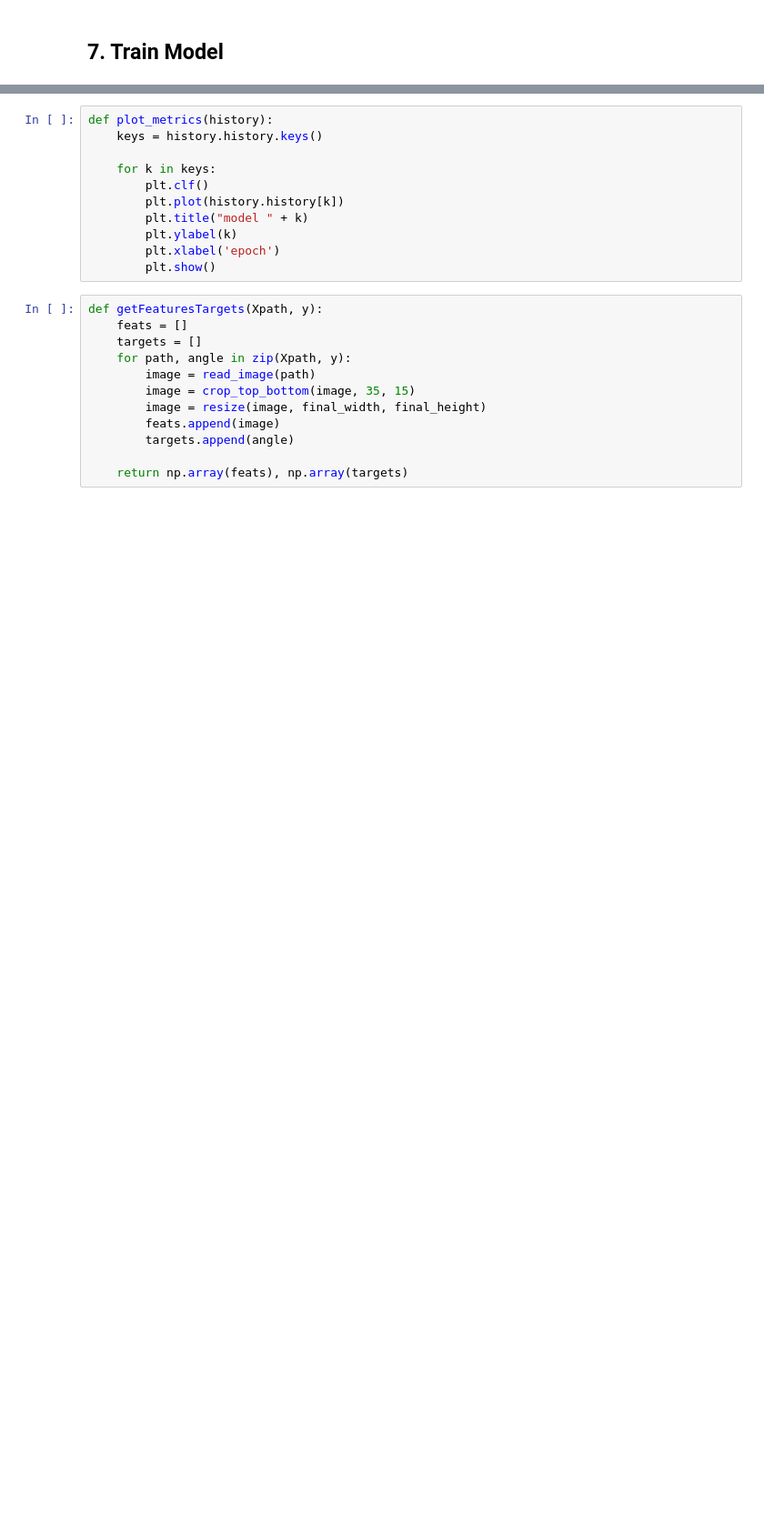
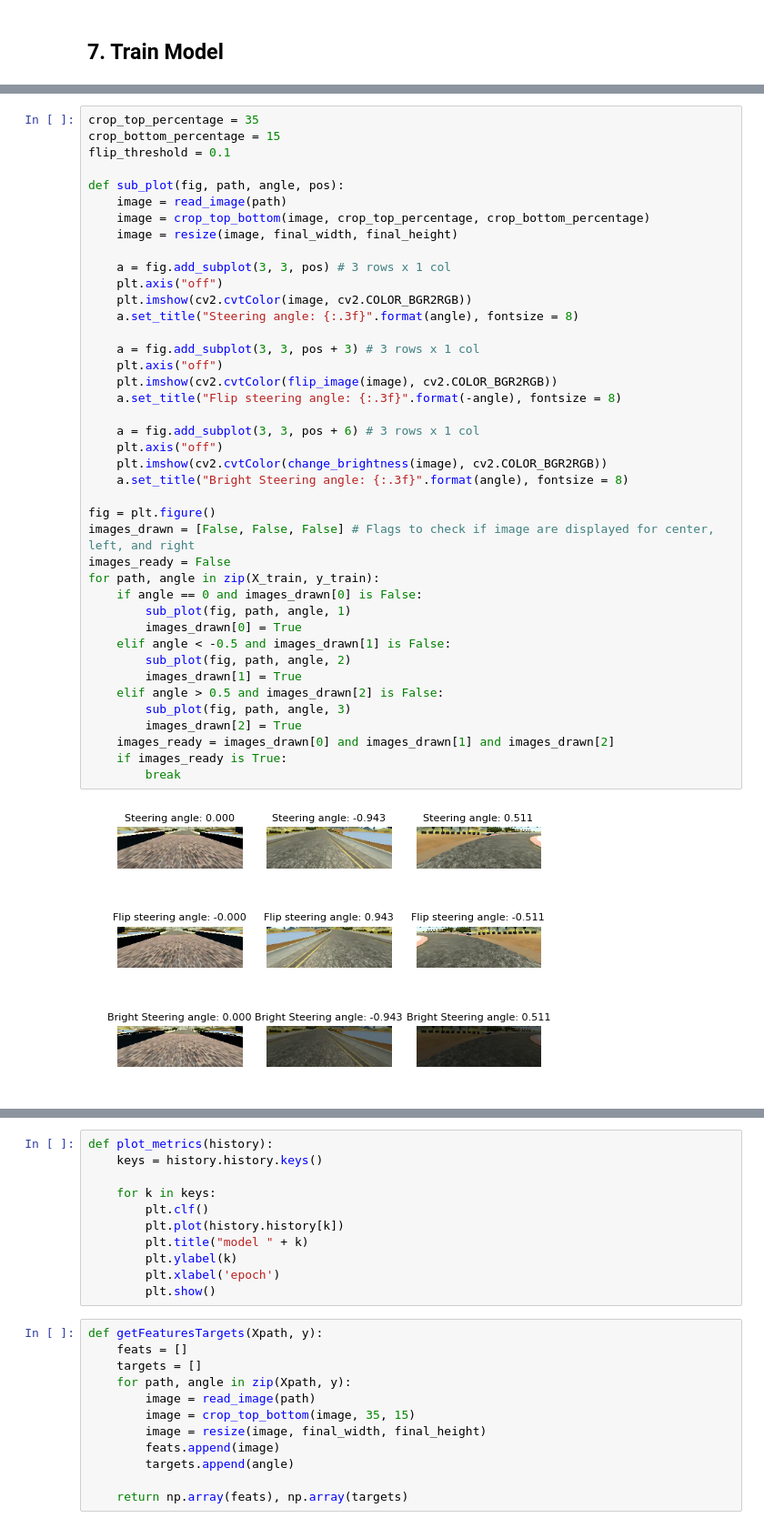
Before and after one commit to sosegon/udacity-projects, a Jupyter notebook: Behavioral cloning.ipynb, the cells around one changed output, grey strips where cells are left out. Shown: that part at 91% size. Cells and saved outputs as stored; diff of their text form; blank space fills up the shorter version.

```diff
--- a/Behavioral cloning.ipynb
+++ b/Behavioral cloning.ipynb
@@ -309,2 +328,45 @@ def apply_augmentation(image, angle, flip_threshold):
     return new_image, new_angle
+# %%
+crop_top_percentage = 35
+crop_bottom_percentage = 15
+flip_threshold = 0.1
+
+def sub_plot(fig, path, angle, pos):
+    image = read_image(path)
+    image = crop_top_bottom(image, crop_top_percentage, crop_bottom_percentage)
+    image = resize(image, final_width, final_height)
+
+    a = fig.add_subplot(3, 3, pos) # 3 rows x 1 col
+    plt.axis("off")
+    plt.imshow(cv2.cvtColor(image, cv2.COLOR_BGR2RGB))
+    a.set_title("Steering angle: {:.3f}".format(angle), fontsize = 8)
+
+    a = fig.add_subplot(3, 3, pos + 3) # 3 rows x 1 col
+    plt.axis("off")
+    plt.imshow(cv2.cvtColor(flip_image(image), cv2.COLOR_BGR2RGB))
+    a.set_title("Flip steering angle: {:.3f}".format(-angle), fontsize = 8)
+
+    a = fig.add_subplot(3, 3, pos + 6) # 3 rows x 1 col
+    plt.axis("off")
+    plt.imshow(cv2.cvtColor(change_brightness(image), cv2.COLOR_BGR2RGB))
+    a.set_title("Bright Steering angle: {:.3f}".format(angle), fontsize = 8)
+
+fig = plt.figure()
+images_drawn = [False, False, False] # Flags to check if image are displayed for center, left, and right
+images_ready = False
+for path, angle in zip(X_train, y_train):
+    if angle == 0 and images_drawn[0] is False:
+        sub_plot(fig, path, angle, 1)
+        images_drawn[0] = True
+    elif angle < -0.5 and images_drawn[1] is False:
+        sub_plot(fig, path, angle, 2)
+        images_drawn[1] = True
+    elif angle > 0.5 and images_drawn[2] is False:
+        sub_plot(fig, path, angle, 3)
+        images_drawn[2] = True
+    images_ready = images_drawn[0] and images_drawn[1] and images_drawn[2]
+    if images_ready is True:
+        break
+# %% [output]
+[figure, added]
 # %%
```
Also changed, not shown: parts of 7 cells of this notebook.
